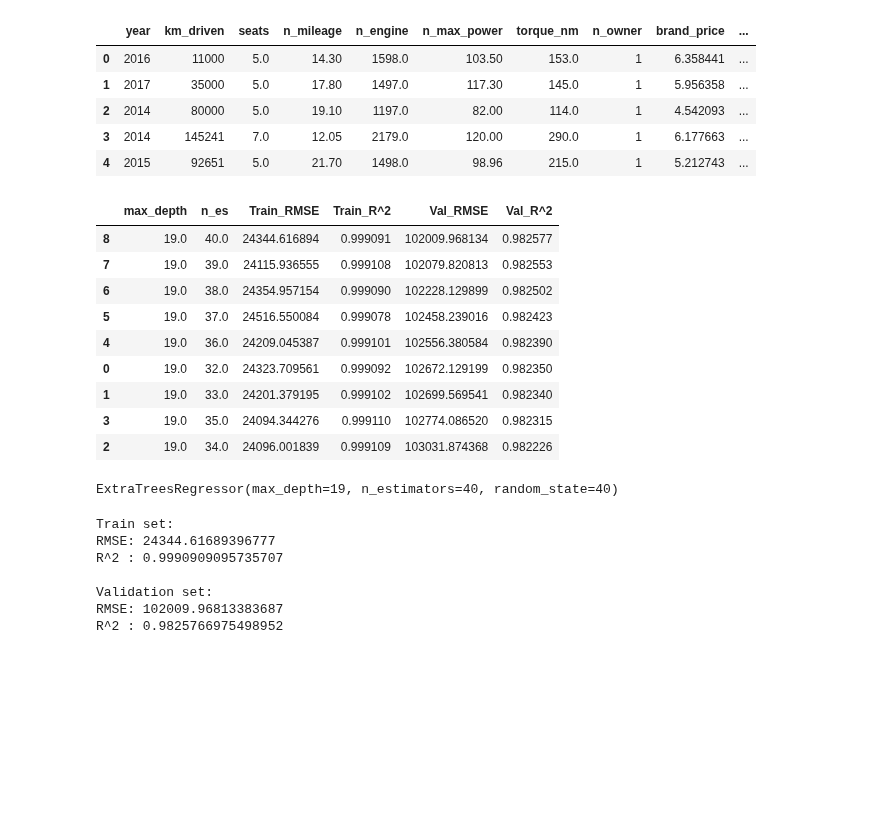
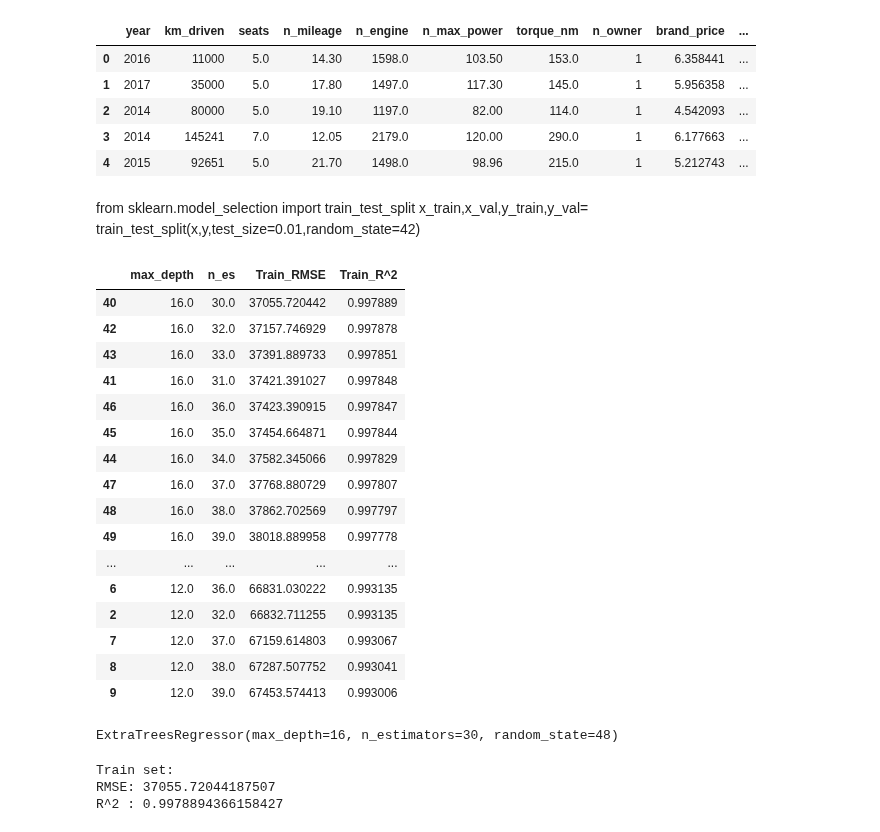
Before and after one commit to khoa2181/DataPreparation, a Jupyter notebook: Tran Minh Khoa_Final Data Preparation.ipynb, the cells around one changed output. Cells and saved outputs as stored; diff of their text form; code cells hidden in the pictures; blank space fills up the shorter version.

Commit message:
score: 130557.93114

```diff
--- a/Tran Minh Khoa_Final Data Preparation.ipynb
+++ b/Tran Minh Khoa_Final Data Preparation.ipynb
@@ -177,3 +174,6 @@ x_train,x_val,y_train,y_val= train_test_split(x,y,test_size=0.025,random_state=4
+# %% [markdown]
+from sklearn.model_selection import train_test_split
+x_train,x_val,y_train,y_val= train_test_split(x,y,test_size=0.01,random_state=42)
 # %%
 from sklearn.ensemble import RandomForestRegressor
 from sklearn.ensemble import ExtraTreesRegressor
@@ -181,38 +181,42 @@ from sklearn.ensemble import GradientBoostingRegressor
 import xgboost as xgb
 from sklearn import metrics
 # %%
-result3 = pd.DataFrame(columns=['max_depth','n_es', 'Train_RMSE', 'Train_R^2', 'Val_RMSE', 'Val_R^2'])
+result3 = pd.DataFrame(columns=['max_depth','n_es', 'Train_RMSE', 'Train_R^2'])
 
-for i in range(19,20):
-    for j in range(32,41):
-        extra_tree = ExtraTreesRegressor(random_state=40, max_depth=19, n_estimators=j)
-        extra_tree.fit(x_train,y_train)
+for i in range(12,17):
+    for j in range(30,40):
+        extra_tree = ExtraTreesRegressor(random_state=48, max_depth=i, n_estimators=j)
+        extra_tree.fit(x,y)
 
-        train_pred = extra_tree.predict(x_train)
-        val_pred = extra_tree.predict(x_val)
+        train_pred = extra_tree.predict(x)
 
-        train_rmse = np.sqrt(metrics.mean_squared_error(y_train, train_pred))
-        train_r2 = metrics.r2_score(y_train, train_pred)
-        val_rmse = np.sqrt(metrics.mean_squared_error(y_val, val_pred))
-        val_r2 = metrics.r2_score(y_val, val_pred)
+        train_rmse = np.sqrt(metrics.mean_squared_error(y, train_pred))
+        train_r2 = metrics.r2_score(y, train_pred)
 
-        result3 = result3.append(pd.Series({'max_depth': i,'n_es': j, 'Train_RMSE':train_rmse, 'Train_R^2':train_r2, 'Val_RMSE':val_rmse, 'Val_R^2':val_r2}), ignore_index=True)
+        result3 = result3.append(pd.Series({'max_depth': i,'n_es': j, 'Train_RMSE':train_rmse, 'Train_R^2':train_r2}), ignore_index=True)
 
-result3.sort_values(by='Val_RMSE')
+result3.sort_values(by='Train_RMSE')
 # %% [output]
-|  | max_depth | n_es | Train_RMSE | Train_R^2 | Val_RMSE | Val_R^2 |
-| 8 | 19.0 | 40.0 | 24344.616894 | 0.999091 | 102009.968134 | 0.982577 |
-| 7 | 19.0 | 39.0 | 24115.936555 | 0.999108 | 102079.820813 | 0.982553 |
-| 6 | 19.0 | 38.0 | 24354.957154 | 0.999090 | 102228.129899 | 0.982502 |
-| 5 | 19.0 | 37.0 | 24516.550084 | 0.999078 | 102458.239016 | 0.982423 |
-| 4 | 19.0 | 36.0 | 24209.045387 | 0.999101 | 102556.380584 | 0.982390 |
-| 0 | 19.0 | 32.0 | 24323.709561 | 0.999092 | 102672.129199 | 0.982350 |
-| 1 | 19.0 | 33.0 | 24201.379195 | 0.999102 | 102699.569541 | 0.982340 |
-| 3 | 19.0 | 35.0 | 24094.344276 | 0.999110 | 102774.086520 | 0.982315 |
-| 2 | 19.0 | 34.0 | 24096.001839 | 0.999109 | 103031.874368 | 0.982226 |
+|  | max_depth | n_es | Train_RMSE | Train_R^2 |
+| 40 | 16.0 | 30.0 | 37055.720442 | 0.997889 |
+| 42 | 16.0 | 32.0 | 37157.746929 | 0.997878 |
+| 43 | 16.0 | 33.0 | 37391.889733 | 0.997851 |
+| 41 | 16.0 | 31.0 | 37421.391027 | 0.997848 |
+| 46 | 16.0 | 36.0 | 37423.390915 | 0.997847 |
+| 45 | 16.0 | 35.0 | 37454.664871 | 0.997844 |
+| 44 | 16.0 | 34.0 | 37582.345066 | 0.997829 |
+| 47 | 16.0 | 37.0 | 37768.880729 | 0.997807 |
+| 48 | 16.0 | 38.0 | 37862.702569 | 0.997797 |
+| 49 | 16.0 | 39.0 | 38018.889958 | 0.997778 |
+| ... | ... | ... | ... | ... |
+| 6 | 12.0 | 36.0 | 66831.030222 | 0.993135 |
+| 2 | 12.0 | 32.0 | 66832.711255 | 0.993135 |
+| 7 | 12.0 | 37.0 | 67159.614803 | 0.993067 |
+| 8 | 12.0 | 38.0 | 67287.507752 | 0.993041 |
+| 9 | 12.0 | 39.0 | 67453.574413 | 0.993006 |
 # %%
-extra_tree = ExtraTreesRegressor(random_state=40, max_depth=19, n_estimators=40)
-extra_tree.fit(x_train,y_train)
+extra_tree = ExtraTreesRegressor(random_state=48, max_depth=16, n_estimators=30)
+extra_tree.fit(x,y)
 # %% [output]
-ExtraTreesRegressor(max_depth=19, n_estimators=40, random_state=40)
+ExtraTreesRegressor(max_depth=16, n_estimators=30, random_state=48)
 # %%
@@ -221,19 +224,11 @@ val_pred = extra_tree.predict(x_val)
 # %%
 print('Train set:')
-print('RMSE:', np.sqrt(metrics.mean_squared_error(y_train, train_pred)))
-print('R^2 :', metrics.r2_score(y_train, train_pred))
-print('')
-print('Validation set:')
-print('RMSE:', np.sqrt(metrics.mean_squared_error(y_val, val_pred)))
-print('R^2 :', metrics.r2_score(y_val, val_pred))
+print('RMSE:', np.sqrt(metrics.mean_squared_error(y, train_pred)))
+print('R^2 :', metrics.r2_score(y, train_pred))
 # %% [output]
 Train set:
-RMSE: 24344.61689396777
-R^2 : 0.9990909095735707
-
-Validation set:
-RMSE: 102009.96813383687
-R^2 : 0.9825766975498952
+RMSE: 37055.72044187507
+R^2 : 0.9978894366158427
 # %%
 test_pred = extra_tree.predict(x_test)
 # %%
```
Also changed, not shown: parts of 4 cells of this notebook.
